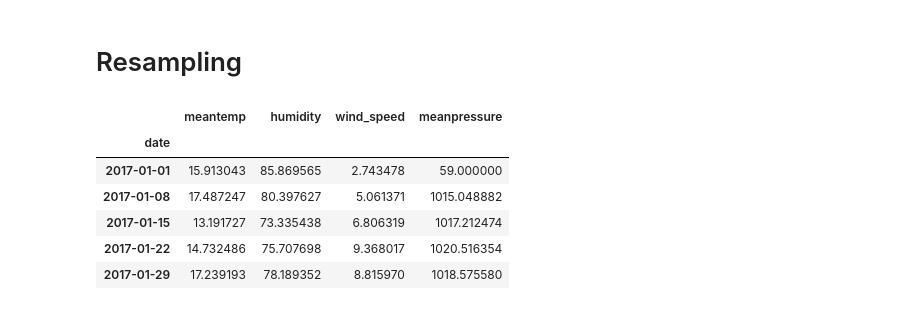
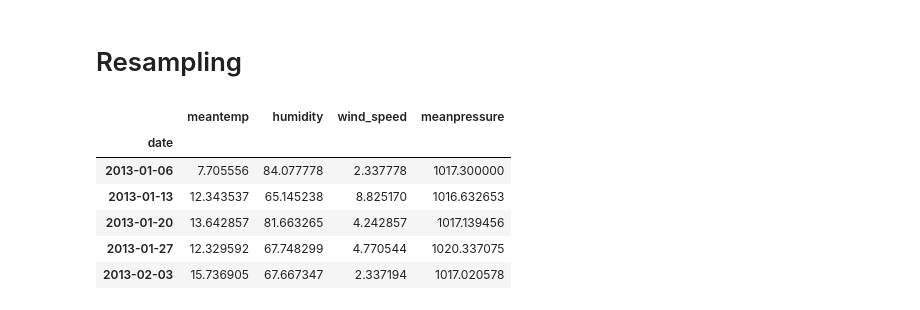
Before and after one commit to merttgokalp/Pandas_Cheat_Sheet, a Jupyter notebook: Python Pandas Cheat Sheet.ipynb, the cells around one changed output. Cells and saved outputs as stored; diff of their text form; code cells hidden in the pictures.

```diff
--- a/Python Pandas Cheat Sheet.ipynb
+++ b/Python Pandas Cheat Sheet.ipynb
@@ -88 +89,6 @@ def train_linear_model(X,y):
     return regr
+# %%
+train = pd.read_csv('DailyDelhiClimateTrain.csv')
+train.index = pd.to_datetime(train.date)
+train = train.drop(columns=['date'])
+train.head()
@@ -151,15 +164,15 @@ LinearRegression(copy_X=True, fit_intercept=True, n_jobs=None, normalize=False)
 # %% [markdown]
 # Resampling
 # %%
-resampled = dataset.copy()
+resampled = train.copy()
 #resampled = resampled.resample('W', on="date").mean()  Date = Index, no need to define "on" parameter
 resampled = resampled.resample('W').mean()
 display(resampled.head())
 # %% [output]
 |  | meantemp | humidity | wind_speed | meanpressure |
 | date |  |  |  |  |
-| 2017-01-01 | 15.913043 | 85.869565 | 2.743478 | 59.000000 |
-| 2017-01-08 | 17.487247 | 80.397627 | 5.061371 | 1015.048882 |
-| 2017-01-15 | 13.191727 | 73.335438 | 6.806319 | 1017.212474 |
-| 2017-01-22 | 14.732486 | 75.707698 | 9.368017 | 1020.516354 |
-| 2017-01-29 | 17.239193 | 78.189352 | 8.815970 | 1018.575580 |
+| 2013-01-06 | 7.705556 | 84.077778 | 2.337778 | 1017.300000 |
+| 2013-01-13 | 12.343537 | 65.145238 | 8.825170 | 1016.632653 |
+| 2013-01-20 | 13.642857 | 81.663265 | 4.242857 | 1017.139456 |
+| 2013-01-27 | 12.329592 | 67.748299 | 4.770544 | 1020.337075 |
+| 2013-02-03 | 15.736905 | 67.667347 | 2.337194 | 1017.020578 |
```
Also changed, not shown: parts of 7 cells of this notebook, 2 other files.
